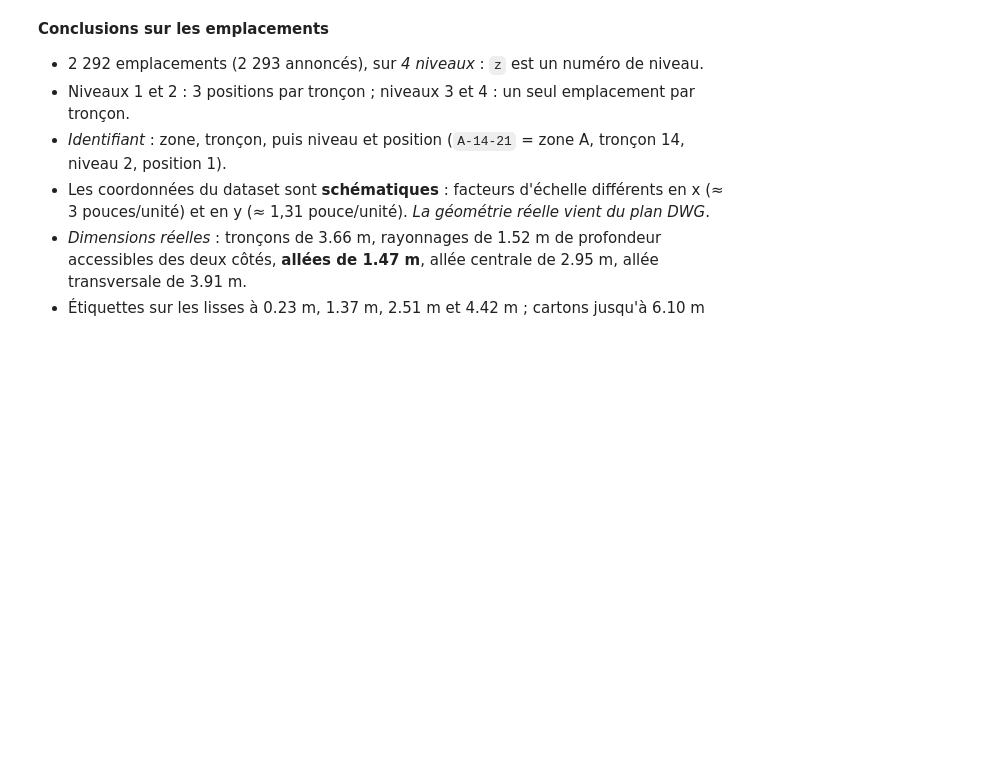
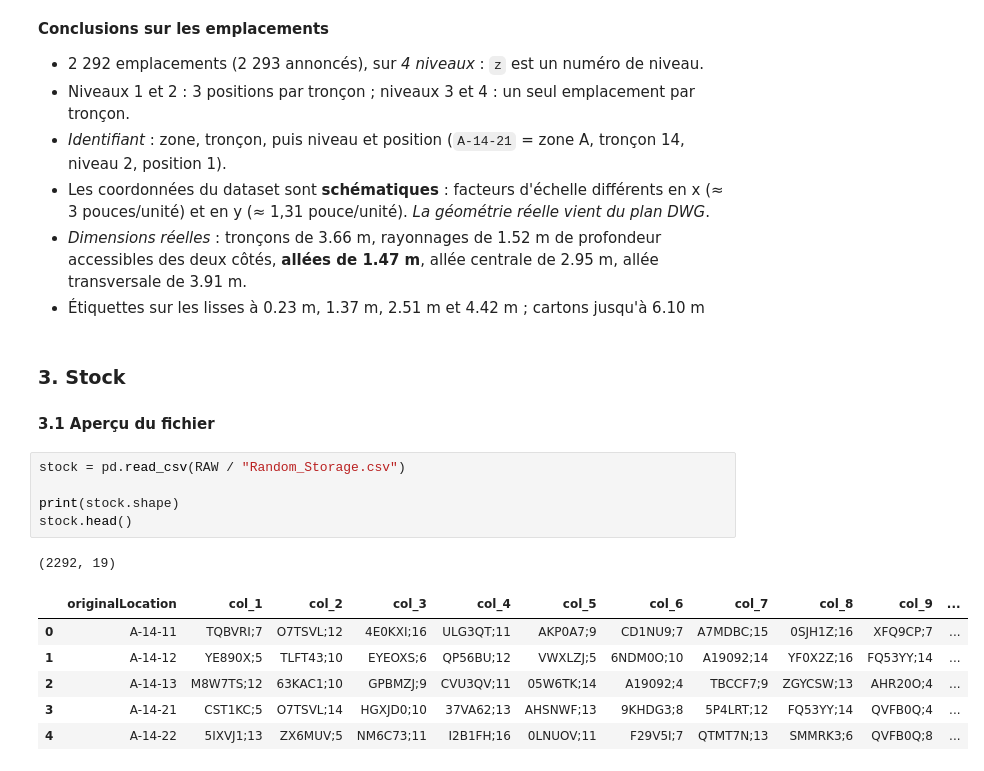
Before and after one commit to Manal-Ghita/warehouse-inventory-robot, a Jupyter notebook: notebooks/01_exploration_dataset.ipynb, the cells around one changed output. Drawn from its saved outputs; the diff is of its cells as text; blank space fills up the shorter version.

Commit message:
Exploration du stock et base emplacement-produit

```diff
--- a/notebooks/01_exploration_dataset.ipynb
+++ b/notebooks/01_exploration_dataset.ipynb
@@ -181,3 +181,20 @@ y : 1.3111111111111111
 - Les coordonnées du dataset sont **schématiques** : facteurs d'échelle différents en x (≈ 3 pouces/unité) et en y (≈ 1,31 pouce/unité). *La géométrie réelle vient du plan DWG*.
 - *Dimensions réelles* : tronçons de 3.66 m, rayonnages de 1.52 m de profondeur accessibles des deux côtés, **allées de 1.47 m**, allée centrale de 2.95 m, allée transversale de 3.91 m.
 - Étiquettes sur les lisses à 0.23 m, 1.37 m, 2.51 m et 4.42 m ; cartons jusqu'à 6.10 m
+# %% [markdown]
+### 3. Stock
+
+#### 3.1 Aperçu du fichier
+# %%
+stock = pd.read_csv(RAW / "Random_Storage.csv")
+
+print(stock.shape)
+stock.head()
+# %% [output]
+(2292, 19)
+|  | originalLocation | col_1 | col_2 | col_3 | col_4 | col_5 | col_6 | col_7 | col_8 | col_9 | ... |
+| 0 | A-14-11 | TQBVRI;7 | O7TSVL;12 | 4E0KXI;16 | ULG3QT;11 | AKP0A7;9 | CD1NU9;7 | A7MDBC;15 | 0SJH1Z;16 | XFQ9CP;7 | ... |
+| 1 | A-14-12 | YE890X;5 | TLFT43;10 | EYEOXS;6 | QP56BU;12 | VWXLZJ;5 | 6NDM0O;10 | A19092;14 | YF0X2Z;16 | FQ53YY;14 | ... |
+| 2 | A-14-13 | M8W7TS;12 | 63KAC1;10 | GPBMZJ;9 | CVU3QV;11 | 05W6TK;14 | A19092;4 | TBCCF7;9 | ZGYCSW;13 | AHR20O;4 | ... |
+| 3 | A-14-21 | CST1KC;5 | O7TSVL;14 | HGXJD0;10 | 37VA62;13 | AHSNWF;13 | 9KHDG3;8 | 5P4LRT;12 | FQ53YY;14 | QVFB0Q;4 | ... |
+| 4 | A-14-22 | 5IXVJ1;13 | ZX6MUV;5 | NM6C73;11 | I2B1FH;16 | 0LNUOV;11 | F29V5I;7 | QTMT7N;13 | SMMRK3;6 | QVFB0Q;8 | ... |
```
Also changed, not shown: parts of 9 cells of this notebook.
